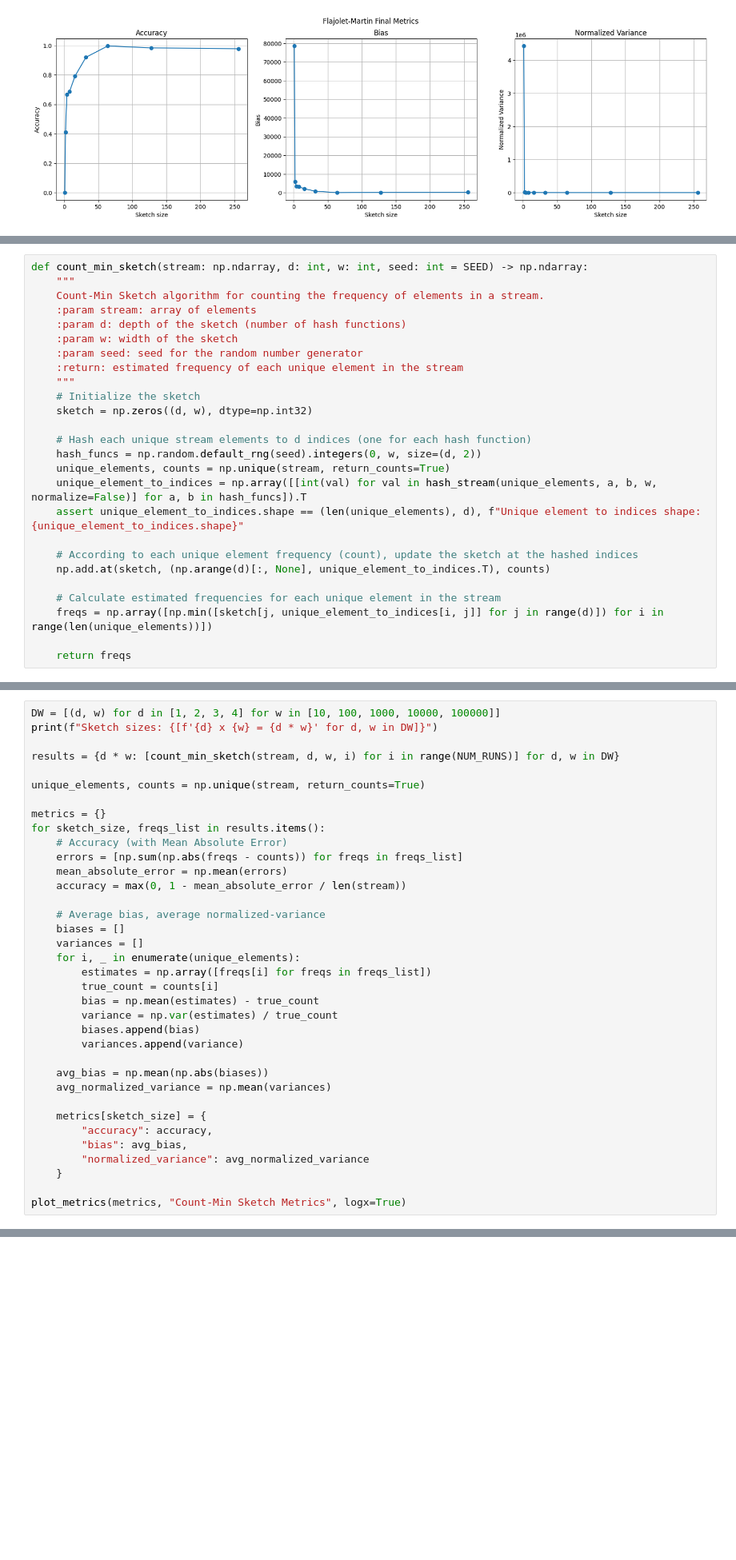
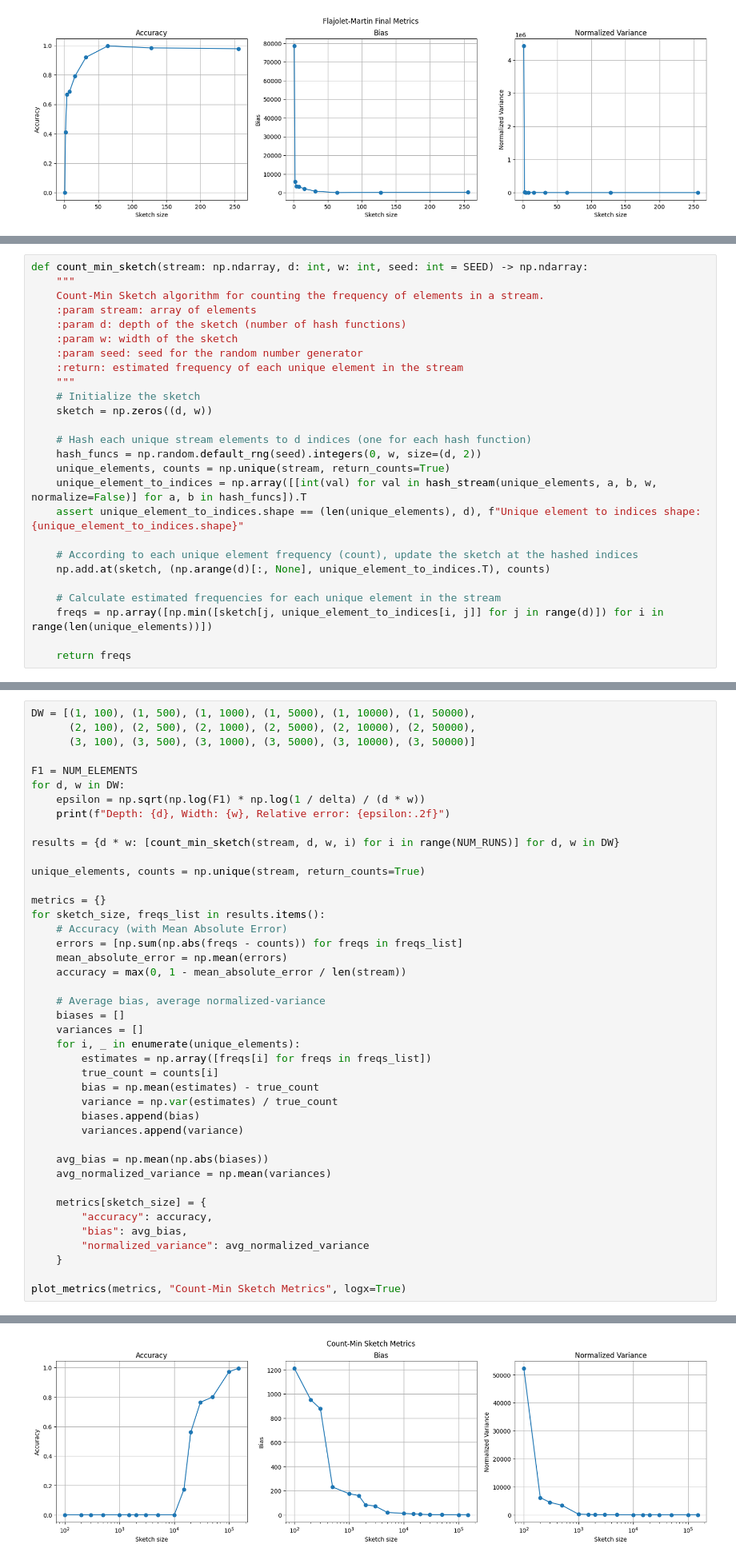
Before and after one commit to Gal-Noy/MSC-Data-Streaming-Algorithms, a Jupyter notebook: FM_CountMin/FM_CountMin.ipynb, the cells around one changed output, grey strips where cells are left out. Shown: that part at 80% size. Drawn from its saved outputs; the diff is of its cells as text; blank space fills up the shorter version.

```diff
--- a/FM_CountMin/FM_CountMin.ipynb
+++ b/FM_CountMin/FM_CountMin.ipynb
@@ -332,7 +352,7 @@ def count_min_sketch(stream: np.ndarray, d: int, w: int, seed: int = SEED) -> np
     :return: estimated frequency of each unique element in the stream
     """
     # Initialize the sketch
-    sketch = np.zeros((d, w), dtype=np.int32)
+    sketch = np.zeros((d, w))
 
     # Hash each unique stream elements to d indices (one for each hash function)
     hash_funcs = np.random.default_rng(seed).integers(0, w, size=(d, 2))
@@ -350,6 +384,12 @@ def count_min_sketch(stream: np.ndarray, d: int, w: int, seed: int = SEED) -> np
 # %%
-DW = [(d, w) for d in [1, 2, 3, 4] for w in [10, 100, 1000, 10000, 100000]]
-print(f"Sketch sizes: {[f'{d} x {w} = {d * w}' for d, w in DW]}")
+DW = [(1, 100), (1, 500), (1, 1000), (1, 5000), (1, 10000), (1, 50000),
+      (2, 100), (2, 500), (2, 1000), (2, 5000), (2, 10000), (2, 50000),
+      (3, 100), (3, 500), (3, 1000), (3, 5000), (3, 10000), (3, 50000)]
+
+F1 = NUM_ELEMENTS
+for d, w in DW:
+    epsilon = np.sqrt(np.log(F1) * np.log(1 / delta) / (d * w))
+    print(f"Depth: {d}, Width: {w}, Relative error: {epsilon:.2f}")
 
 results = {d * w: [count_min_sketch(stream, d, w, i) for i in range(NUM_RUNS)] for d, w in DW}
 
@@ -388,0 +445 @@ KeyboardInterrupt:
+[figure, added]
```
Also changed, not shown: parts of 5 cells of this notebook.
